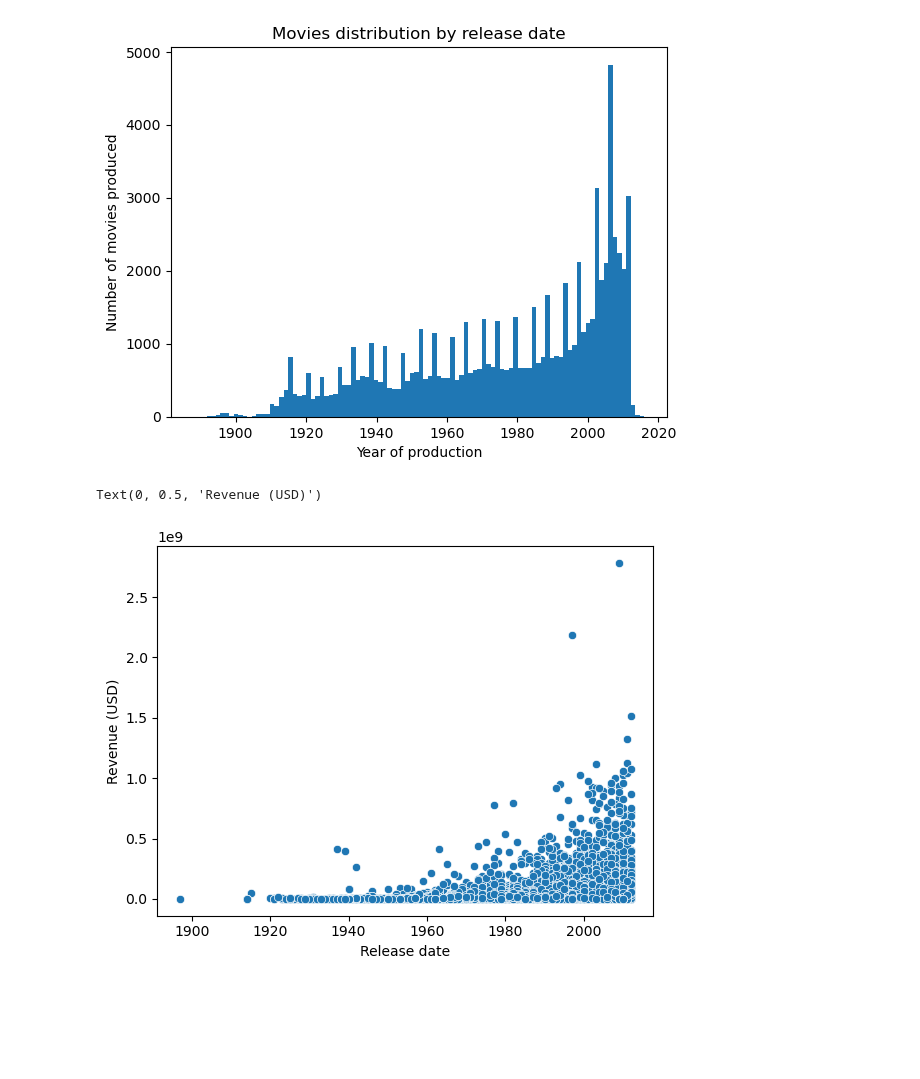
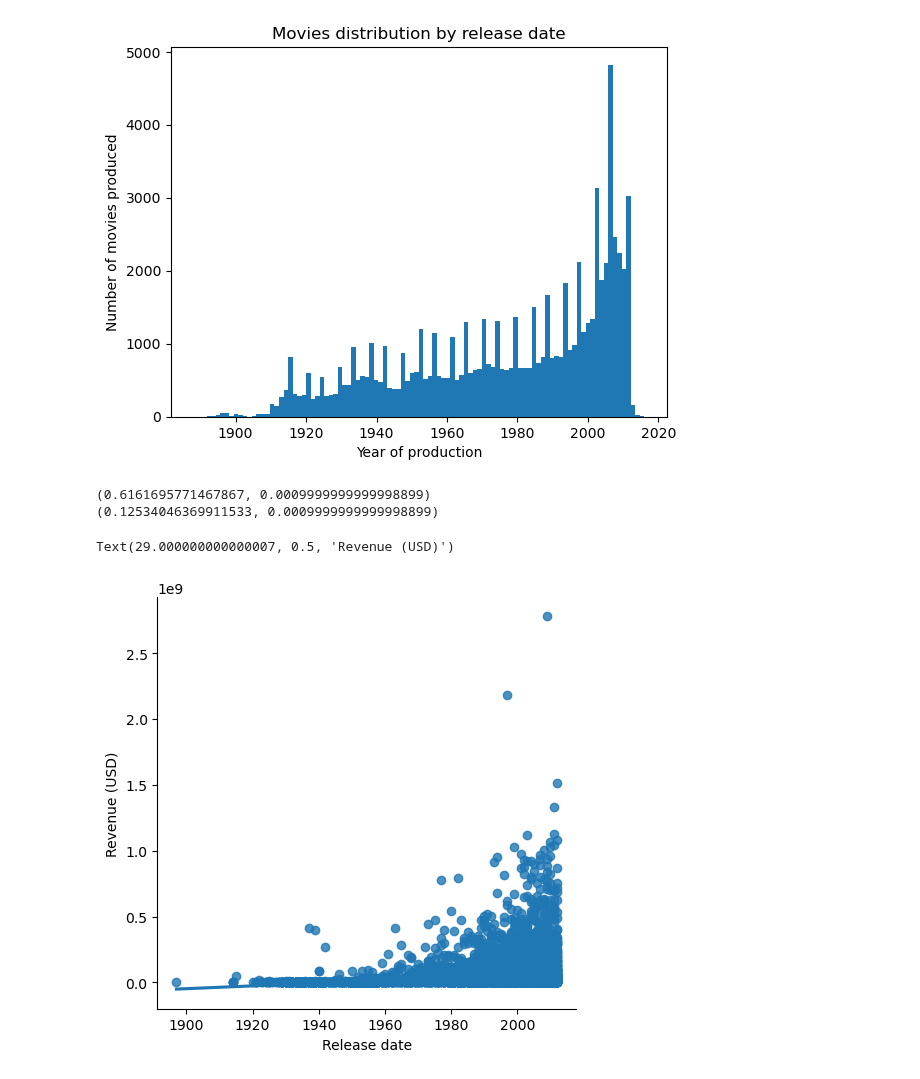
Before and after one commit to epfl-ada/ada-2024-project-majcj2024, a Jupyter notebook: results_jacopo.ipynb, the cells around one changed output. Saved outputs shown, nothing was run; the diff lists cells and outputs as text; code cells hidden in the pictures; blank space fills up the shorter version.

Commit message:
[results_jacopo] added some statistical tests on revenue-runtime-release_date columns for df_movies

```diff
--- a/results_jacopo.ipynb
+++ b/results_jacopo.ipynb
@@ -72,6 +70,14 @@ plt.title('Movies distribution by release date')
 # %% [output]
 Text(0.5, 1.0, 'Movies distribution by release date')
 [figure]
+# %%
+print(diagnostic.kstest_normal(df_movies_release['release_date'].values, dist = 'exp'))
+print(diagnostic.kstest_normal(df_movies_release['release_date'].values, dist = 'norm'))
+
+# reject both hypothesis of normal or exponential dist
+# %% [output]
+(0.6161695771467867, 0.0009999999999998899)
+(0.12534046369911533, 0.0009999999999998899)
 # %%
 # defining a dataframe with non-nan revenues, observe that 90% of the
 # original revenue values are missing --> losing a lot of data
@@ -82,9 +88,10 @@ df_movies_revenue = df_movies_revenue[df_movies_revenue['release_date'] > 1887]
 # %%
 # scatter-plots to assess possible regressions
 # revenue-release_date
-sns.scatterplot(x='release_date', y='revenue', data=df_movies_revenue)
+#sns.scatterplot(x='release_date', y='revenue', data=df_movies_revenue)
+sns.lmplot(x='release_date',y='revenue', data=df_movies_revenue)
 plt.xlabel("Release date")
 plt.ylabel("Revenue (USD)")
 # %% [output]
-Text(0, 0.5, 'Revenue (USD)')
+Text(29.000000000000007, 0.5, 'Revenue (USD)')
-[figure, old version]
+[figure, new version]
```
Also changed, not shown: parts of 14 cells of this notebook.
